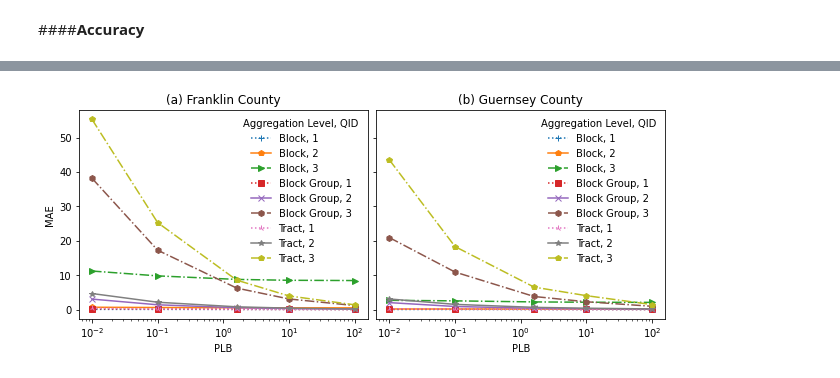
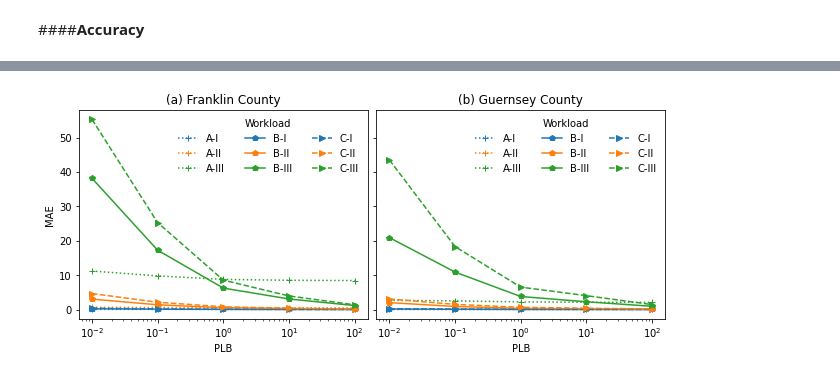
Before and after one commit to linyuehzzz/tda-eval, a Jupyter notebook: plot.ipynb, the cells around one changed output, grey strips where cells are left out. Cells and saved outputs as stored; diff of their text form; code cells hidden in the pictures.

```diff
--- a/plot.ipynb
+++ b/plot.ipynb
@@ -274,23 +155,21 @@ df_g_blk
 # %%
 import matplotlib.pyplot as plt
 
 fig, axes = plt.subplots(nrows=1, ncols=2, sharex=True, sharey=True, figsize = (10,5))
 
 ## Franklin
-ax = df_f_blk.plot(xticks=df_f_blk.index, style=['+:','p-','>-.','s:','x-','h-.','2:','*-','p-.'], xlabel='PLB', ylabel='MAE', ax=axes[0])
+ax = df_f_blk.plot(xticks=df_f_blk.index, style=['+:C0','+:C1','+:C2','p-C0','p-C1','p-C2','>--C0','>--C1','>--C2'], xlabel='PLB', ylabel='MAE', ax=axes[0])
 ax.set_xscale('log')
-ax.legend(title='Aggregation Level, QID', labels=['Block, 1', 'Block, 2', 'Block, 3', 'Block Group, 1', 'Block Group, 2', 'Block Group, 3',
-                                                  'Tract, 1', 'Tract, 2', 'Tract, 3'], frameon=False, loc='upper right', ncol=1)
+ax.legend(title='Workload', labels=['A-I', 'A-II', 'A-III', 'B-I', 'B-II', 'B-III', 'C-I', 'C-II', 'C-III'], frameon=False, loc='upper right', ncol=3)
 ax.set_title("(a) Franklin County")
 
 ## Guernsey
-ax = df_g_blk.plot(xticks=df_g_blk.index, style=['+:','p-','>-.','s:','x-','h-.','2:','*-','p-.'], xlabel='PLB', ylabel='MAE', ax=axes[1])
+ax = df_g_blk.plot(xticks=df_g_blk.index, style=['+:C0','+:C1','+:C2','p-C0','p-C1','p-C2','>--C0','>--C1','>--C2'], xlabel='PLB', ylabel='MAE', ax=axes[1])
 ax.set_xscale('log')
-ax.legend(title='Aggregation Level, QID', labels=['Block, 1', 'Block, 2', 'Block, 3', 'Block Group, 1', 'Block Group, 2', 'Block Group, 3',
-                                                  'Tract, 1', 'Tract, 2', 'Tract, 3'], frameon=False, loc='upper right', ncol=1)
+ax.legend(title='Workload', labels=['A-I', 'A-II', 'A-III', 'B-I', 'B-II', 'B-III', 'C-I', 'C-II', 'C-III'], frameon=False, loc='upper right', ncol=3)
 ax.set_title("(b) Guernsey County")
 
 plt.tight_layout(pad=5, w_pad=0.5, h_pad=1.0)
 plt.savefig('data/tables/acc.eps', format='eps')
 # %% [output]
-[figure, old version]
+[figure, new version]
```
Also changed, not shown: parts of 14 cells of this notebook.
